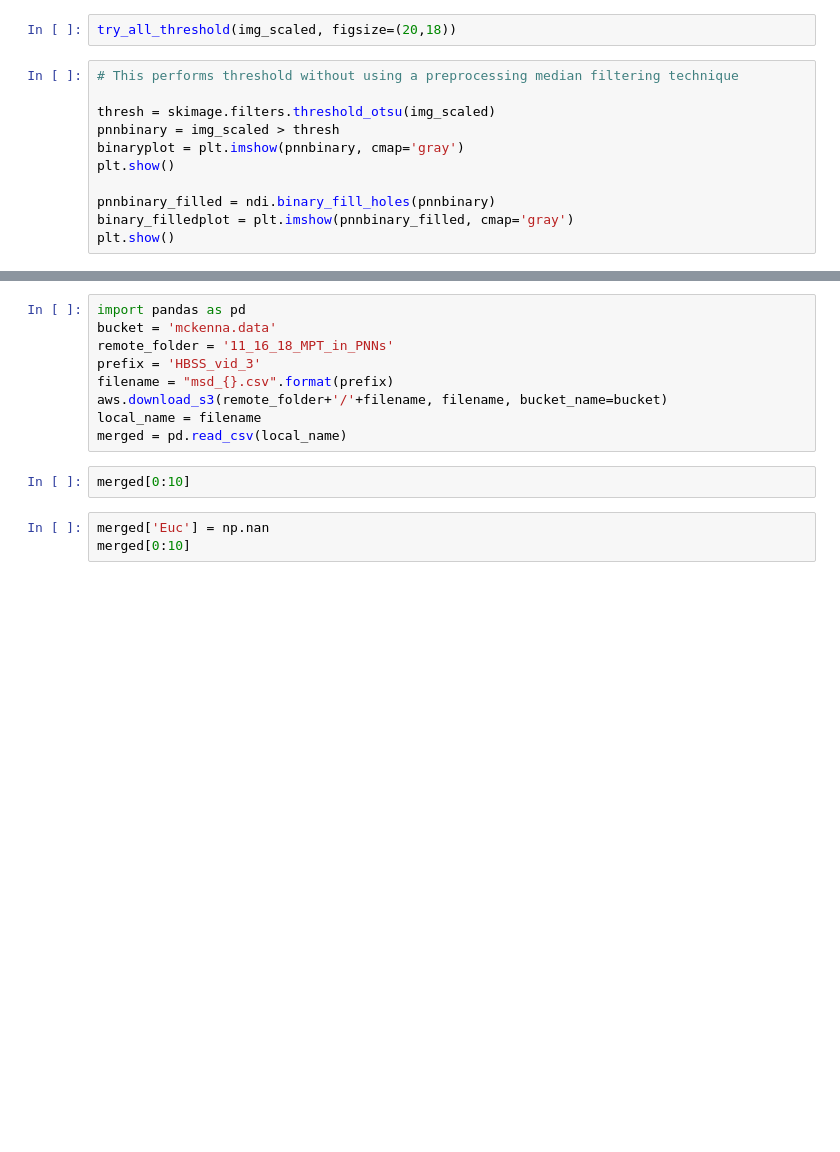
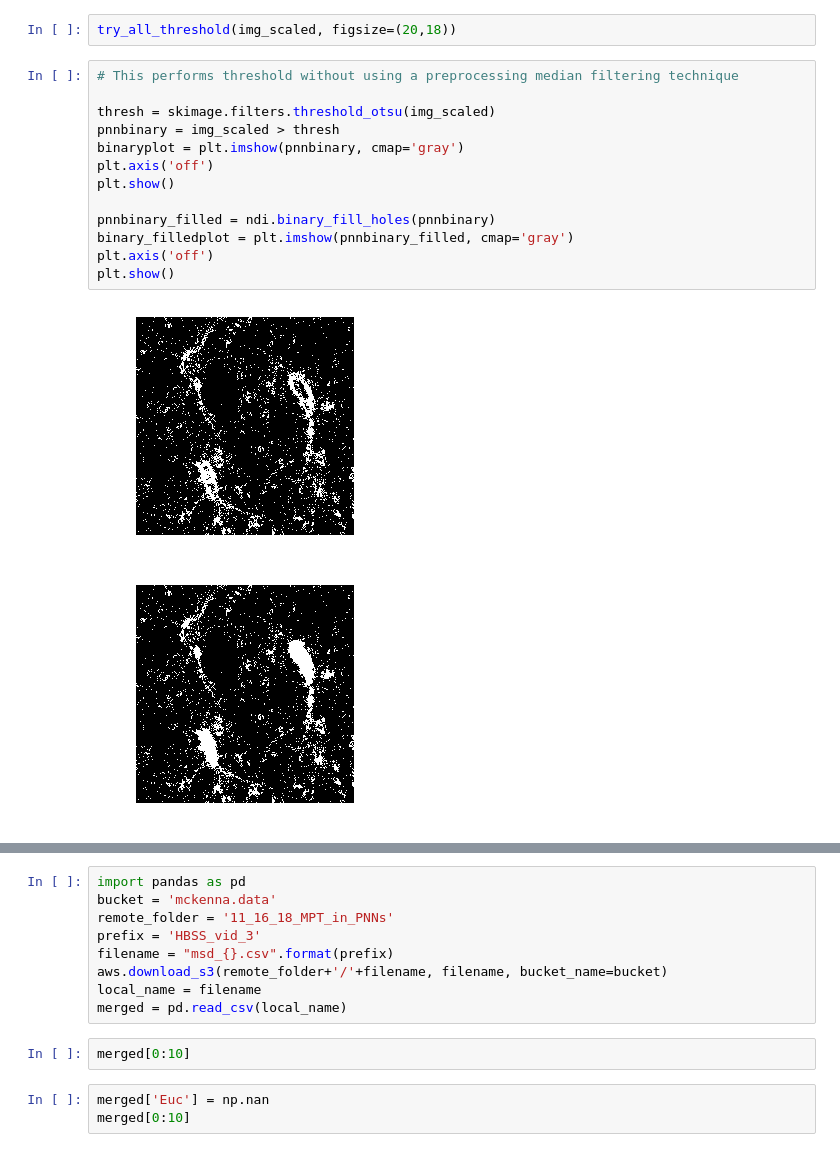
Before and after one commit to Nance-Lab/diff_classifier, a Jupyter notebook: notebooks/development/PNN_binning_example_workthrough.ipynb, the cells around one changed output, grey strips where cells are left out. Saved outputs shown, nothing was run; the diff lists cells and outputs as text; blank space fills up the shorter version.

```diff
--- a/notebooks/development/PNN_binning_example_workthrough.ipynb
+++ b/notebooks/development/PNN_binning_example_workthrough.ipynb
@@ -214,14 +220,19 @@ try_all_threshold(img_scaled, figsize=(20,18))
 # %%
 # This performs threshold without using a preprocessing median filtering technique
 
 thresh = skimage.filters.threshold_otsu(img_scaled)
 pnnbinary = img_scaled > thresh
 binaryplot = plt.imshow(pnnbinary, cmap='gray')
+plt.axis('off')
 plt.show()
 
 pnnbinary_filled = ndi.binary_fill_holes(pnnbinary)
 binary_filledplot = plt.imshow(pnnbinary_filled, cmap='gray')
+plt.axis('off')
 plt.show()
+# %% [output]
+[figure, added]
+[figure, added]
 # %%
 from skimage import morphology
 
```
Also changed, not shown: parts of 11 cells of this notebook, 2 other files.
